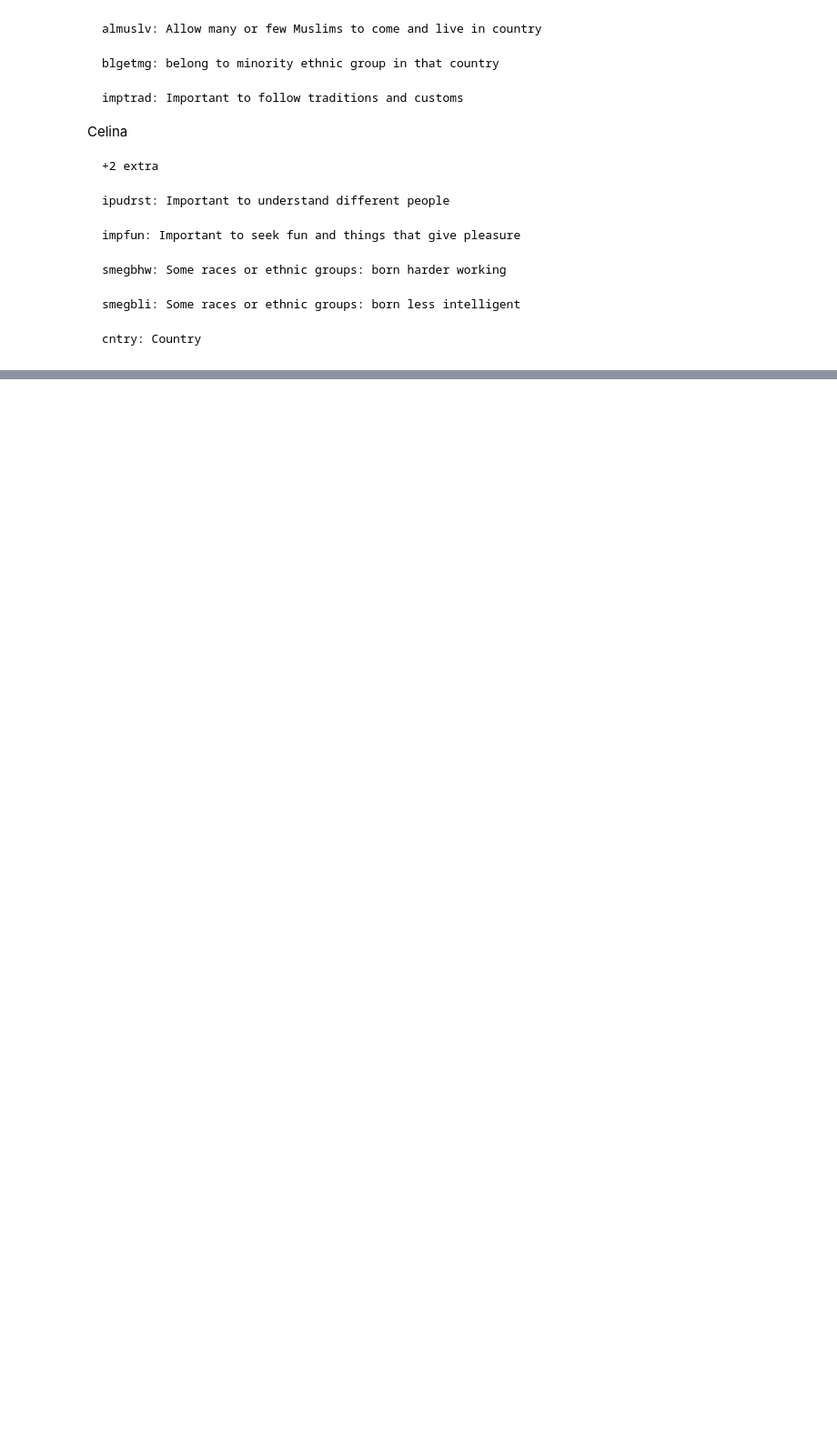
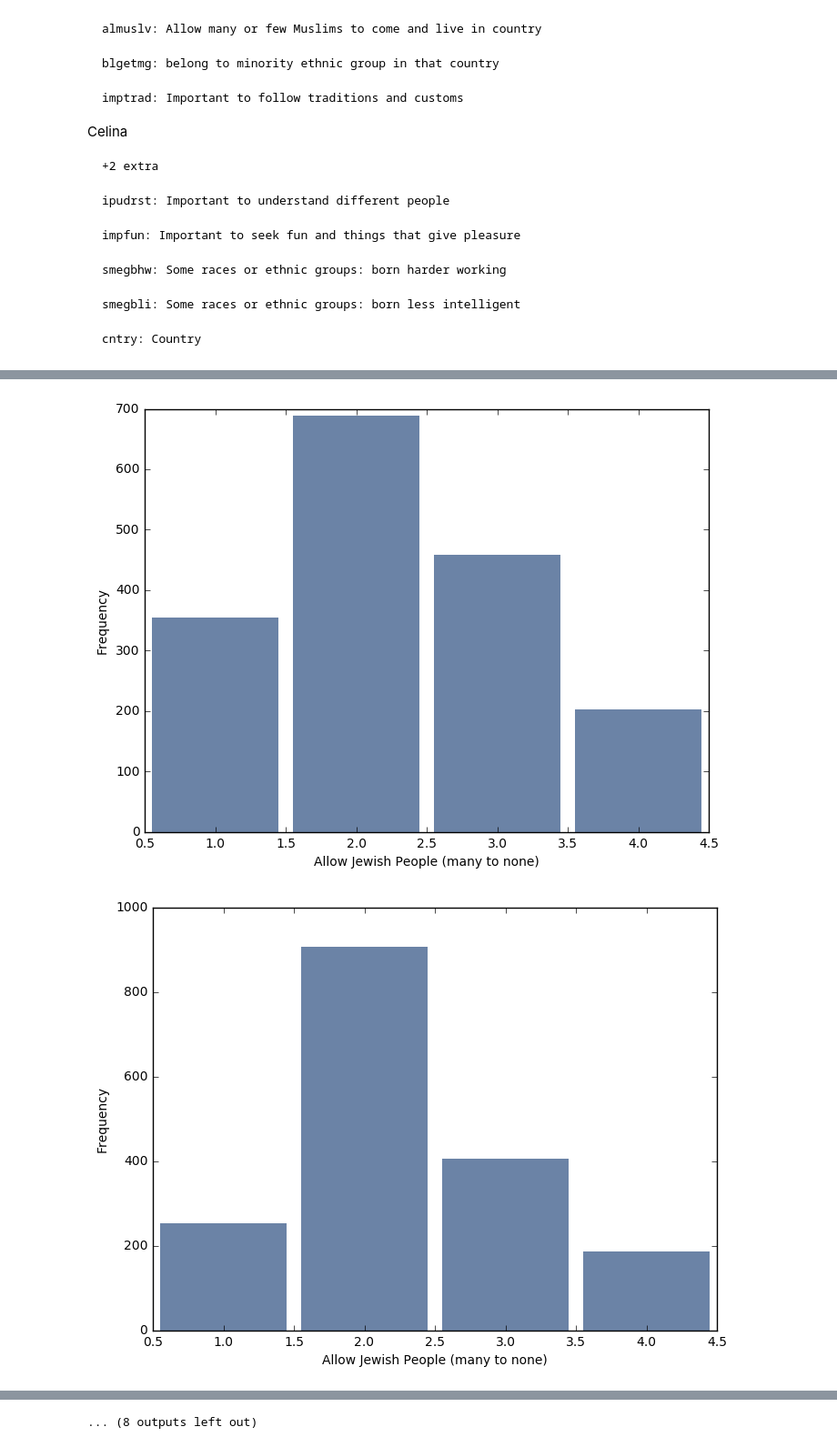
Before and after one commit to apurvaraman/DataScienceReport1, a Jupyter notebook: Report1.ipynb, the cells around one changed output, grey strips where cells are left out. Shown: that part at 91% size. Drawn from its saved outputs; the diff is of its cells as text; code cells hidden in the pictures; blank space fills up the shorter version.

```diff
--- a/Report1.ipynb
+++ b/Report1.ipynb
@@ -98,0 +124,28 @@ country_dict = {'AT':'Austria', 'BE':'Belgium', 'CH':'Switzerland', 'CZ':'Czech
+# %%
+def CPlot(df, column_name, upper_bound, label):
+    df.loc[column_name > upper_bound] = np.nan
+    hist = thinkstats2.Hist(column_name)
+    thinkplot.Hist(hist)
+    thinkplot.Show(xlabel='%s' %label, ylabel='Frequency')
+    return hist
+
+#immjew_hist = OurPlot(ess.aljewlv, 4, 'Allow Jewish People (many to none)')
+
+
+
+country_list = ['AT', 'BE', 'CH', 'CZ', 'DE', 'DK',
+                'EE', 'ES', 'FI', 'GB', 'HU', 'IE',
+                'IL', 'LT', 'NL', 'NO', 'PL', 'PT',
+                'SE', 'SI']
+
+#ess_IL = ess[ess.cntry == 'IL']
+#print (ess_AT)
+#print (ess_AT.aljewlv)
+#immjew_hist = CPlot(ess_IL, ess_IL.aljewlv, 4, 'Allow Jewish People (many to none- IL)')
+
+for country in country_list:
+    ess_country = ess[ess.cntry == country]
+    immjew_hist = CPlot(ess_country, ess_country.aljewlv, 4, 'Allow Jewish People (many to none)')
+# %% [output]
+[figure, added]
+[figure, added]
@@ -99,3 +162,4 @@ country_dict = {'AT':'Austria', 'BE':'Belgium', 'CH':'Switzerland', 'CZ':'Czech
+... (8 outputs left out)
 # %%
 OurPlot(ess.health, 6, 'Health, good to bad')
 # %% [output]
```
Also changed, not shown: parts of 12 cells of this notebook.
